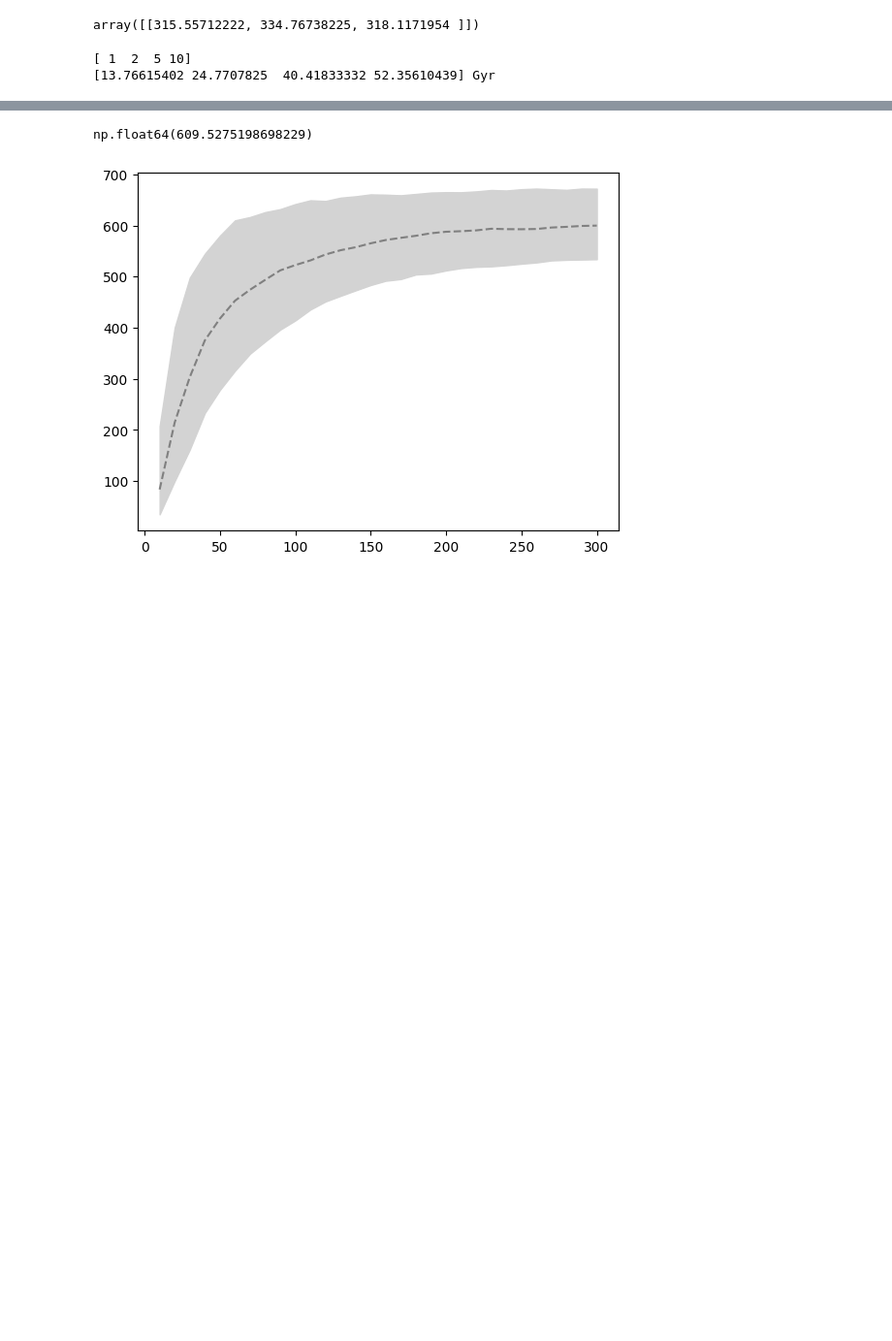
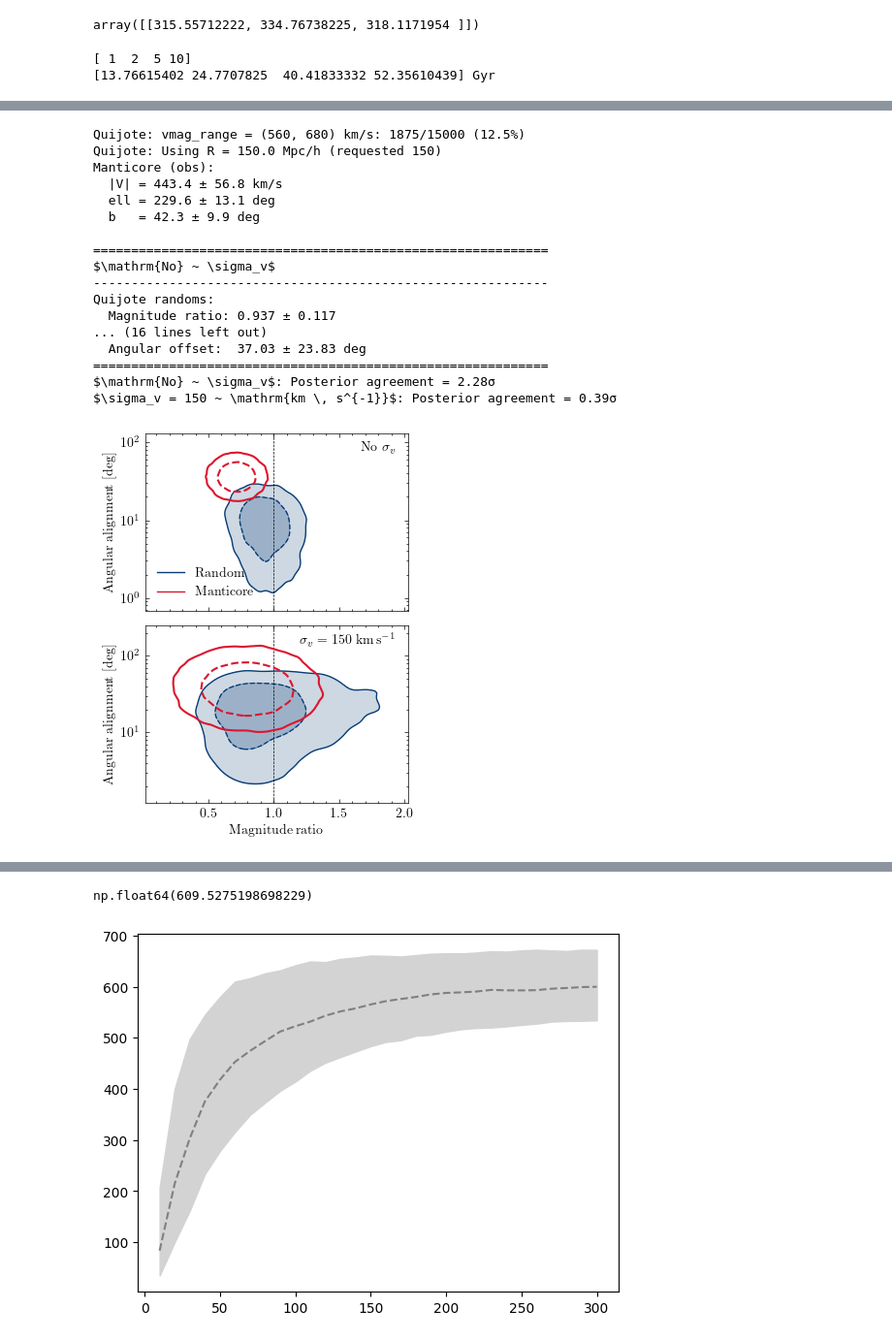
Before and after one commit to Richard-Sti/FlowIntegrator, a Jupyter notebook: notebooks/paper_plots.ipynb, the cells around one changed output, grey strips where cells are left out. Shown at 97% size. Saved outputs shown, nothing was run; the diff lists cells and outputs as text; code cells hidden in the pictures; blank space fills up the shorter version.

```diff
--- a/notebooks/paper_plots.ipynb
+++ b/notebooks/paper_plots.ipynb
@@ -312,0 +313,34 @@ display(fig)
+# %%
+fig, ax = plot_velocity_convergence_scatter(
+    "/Users/rstiskalek/Projects/FlowIntegrator/results/quijote_fiducial_velocity_convergence_PCS_z0.npz",
+    data_convergence,
+    radius=150,
+    vmag_range=(620 - 4 * 15, 620 + 4 * 15),
+    # vmag_range=(100, 1000),
+    # sigma_v=[None, 150],
+    sigma_v=[None, 150],
+    reference_radius=None,
+    gaussianize_manticore=True,)
+
+
+fig.savefig("/Users/rstiskalek/Downloads/velocity_convergence_significance.pdf", dpi=300)
+display(fig)
+# %% [output]
+Quijote: vmag_range = (560, 680) km/s: 1875/15000 (12.5%)
+Quijote: Using R = 150.0 Mpc/h (requested 150)
+Manticore (obs):
+  |V| = 443.4 ± 56.8 km/s
+  ell = 229.6 ± 13.1 deg
+  b   = 42.3 ± 9.9 deg
+
+============================================================
+$\mathrm{No} ~ \sigma_v$
+------------------------------------------------------------
+Quijote randoms:
+  Magnitude ratio: 0.937 ± 0.117
+... (16 lines left out)
+  Angular offset:  37.03 ± 23.83 deg
+============================================================
+$\mathrm{No} ~ \sigma_v$: Posterior agreement = 2.28σ
+$\sigma_v = 150 ~ \mathrm{km \, s^{-1}}$: Posterior agreement = 0.39σ
+[figure, added]
```
Also changed, not shown: parts of 7 cells of this notebook.
